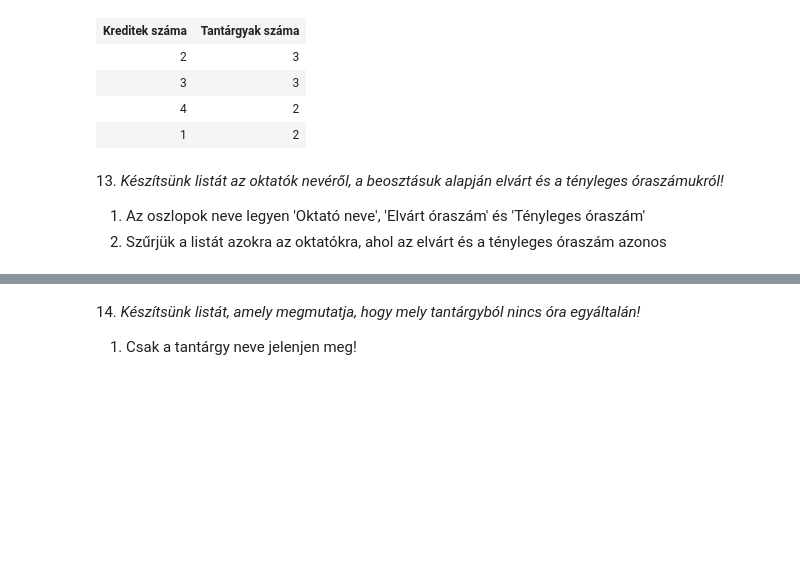
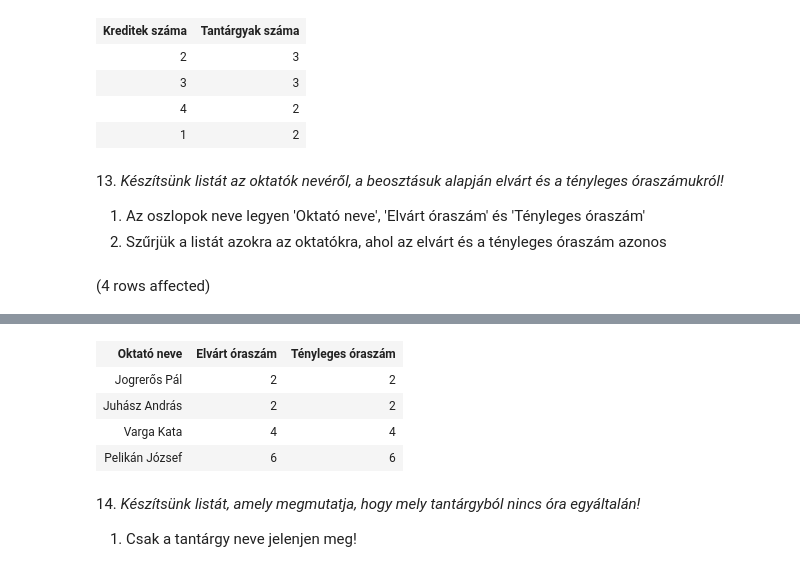
Before and after one commit to varadikitti/sqlgyak03, a Jupyter notebook: gyakorlat03_feladatok.ipynb, the cells around one changed output, grey strips where cells are left out. Cells and saved outputs as stored; diff of their text form; code cells hidden in the pictures; blank space fills up the shorter version.

```diff
--- a/gyakorlat03_feladatok.ipynb
+++ b/gyakorlat03_feladatok.ipynb
@@ -346,3 +343,14 @@ Total execution time: 00:00:00.018
 
 1. Az oszlopok neve legyen 'Oktató neve', 'Elvárt óraszám' és 'Tényleges óraszám'
 2. Szűrjük a listát azokra az oktatókra, ahol az elvárt és a tényleges óraszám azonos
+# %%
+-- táblák: Beosztasok, Oktatok, Orak
+SELECT Oktatok.nev AS 'Oktató neve',
+        Beosztasok.elvart AS 'Elvárt óraszám',
+        COUNT(*) AS 'Tényleges óraszám'
+FROM Oktatok JOIN Orak ON Oktatok.oktato_id = Orak.tanar
+            JOIN Beosztasok ON Oktatok.beosztás = Beosztasok.beosztas_id
+GROUP BY Oktatok.nev, Beosztasok.elvart
+HAVING Beosztasok.elvart = COUNT(*)
+# %% [output]
+(4 rows affected)
@@ -349,3 +358,8 @@ Total execution time: 00:00:00.018
+| Oktató neve | Elvárt óraszám | Tényleges óraszám |
+| Jogrerős Pál | 2 | 2 |
+| Juhász András | 2 | 2 |
+| Varga Kata | 4 | 4 |
+| Pelikán József | 6 | 6 |
 # %% [markdown]
 14. _Készítsünk listát, amely megmutatja, hogy mely tantárgyból nincs óra egyáltalán!_
 
```
Also changed, not shown: parts of 4 cells of this notebook.
